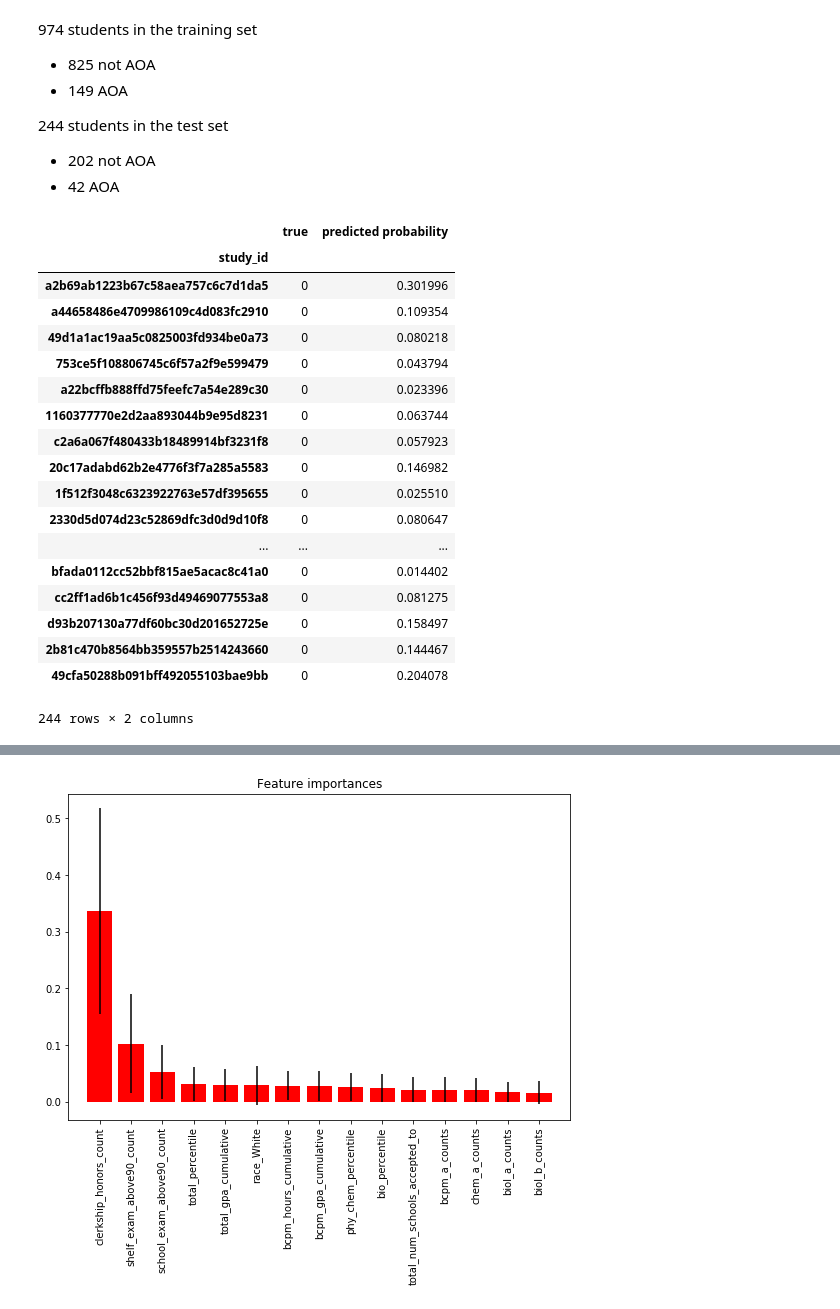
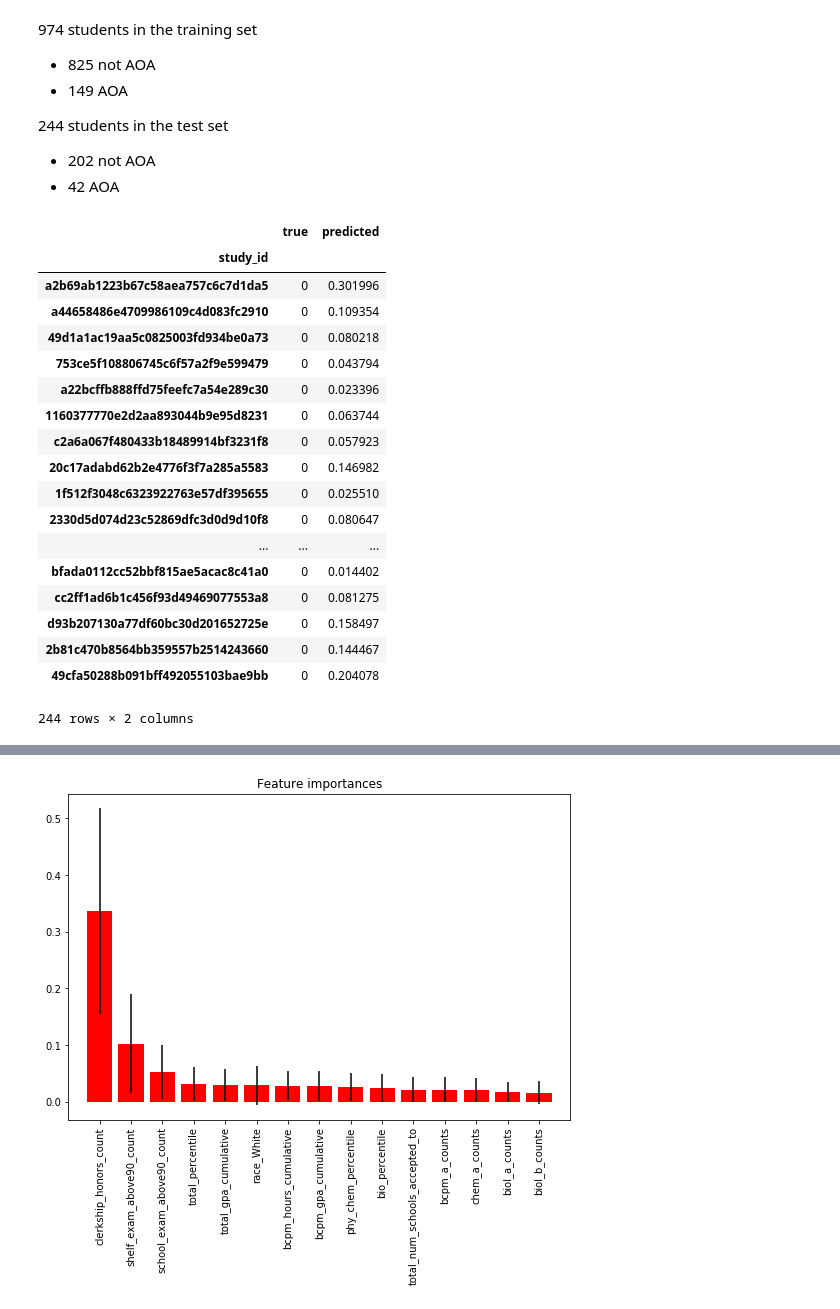
Before and after one commit to jgutman/eduanalytics, a Jupyter notebook: connecting_to_database_with_python.ipynb, the cells around one changed output, grey strips where cells are left out. Drawn from its saved outputs; the diff is of its cells as text; code cells hidden in the pictures.

```diff
--- a/connecting_to_database_with_python.ipynb
+++ b/connecting_to_database_with_python.ipynb
@@ -251,2 +62,8 @@ model_matrix.shape
+# %%
+param_grid = build_param_grid(pipeline, grid_path = 'grid_options.yaml')
+# %%
+grid_search = GridSearchCV(pipeline,
+                           cv = 5, param_grid = param_grid,
+                           scoring = 'roc_auc')
 # %%
 X_train, X_test, y_train, y_test = split_data(model_matrix)
@@ -270,5 +70,5 @@ grid_search_auc = GridSearchCV(pipeline, cv = 5, param_grid = param_grid,
 # %%
-grid_search_auc.fit(X_train, y_train)
+grid_search.fit(X_train, y_train)
 # %% [output]
 GridSearchCV(cv=5, error_score='raise',
        estimator=Pipeline(steps=[('dummyencoder', DummyEncoder(columns=None)), ('imputer', Imputer(axis=0, copy=True, missing_values='NaN', strategy='mean', verbose=0)), ('randomforestclassifier', Ran ...
@@ -281,6 +83,6 @@ GridSearchCV(cv=5, error_score='raise',
 # %%
-risk_scores = grid_search_auc.predict_proba( X_test )
-hard_predictions = grid_search_auc.predict( X_test )
+risk_scores = grid_search.predict_proba( X_test )[:, 1]
+hard_predictions = grid_search.predict( X_test )
 # %%
 print(pd.Series(y_train).value_counts())
 print(pd.Series(y_test).value_counts())
@@ -300,9 +102,9 @@ dtype: int64
 - 202 not AOA
 - 42 AOA
 # %%
-get_results(y_test, risk_scores[:, 1], X_test)
+get_results(y_test, risk_scores, X_test)
 # %% [output]
-|  | true | predicted probability |
+|  | true | predicted |
 | study_id |  |  |
 | a2b69ab1223b67c58aea757c6c7d1da5 | 0 | 0.301996 |
 | a44658486e4709986109c4d083fc2910 | 0 | 0.109354 |
```
Also changed, not shown: parts of 46 cells of this notebook, 6 other files.
